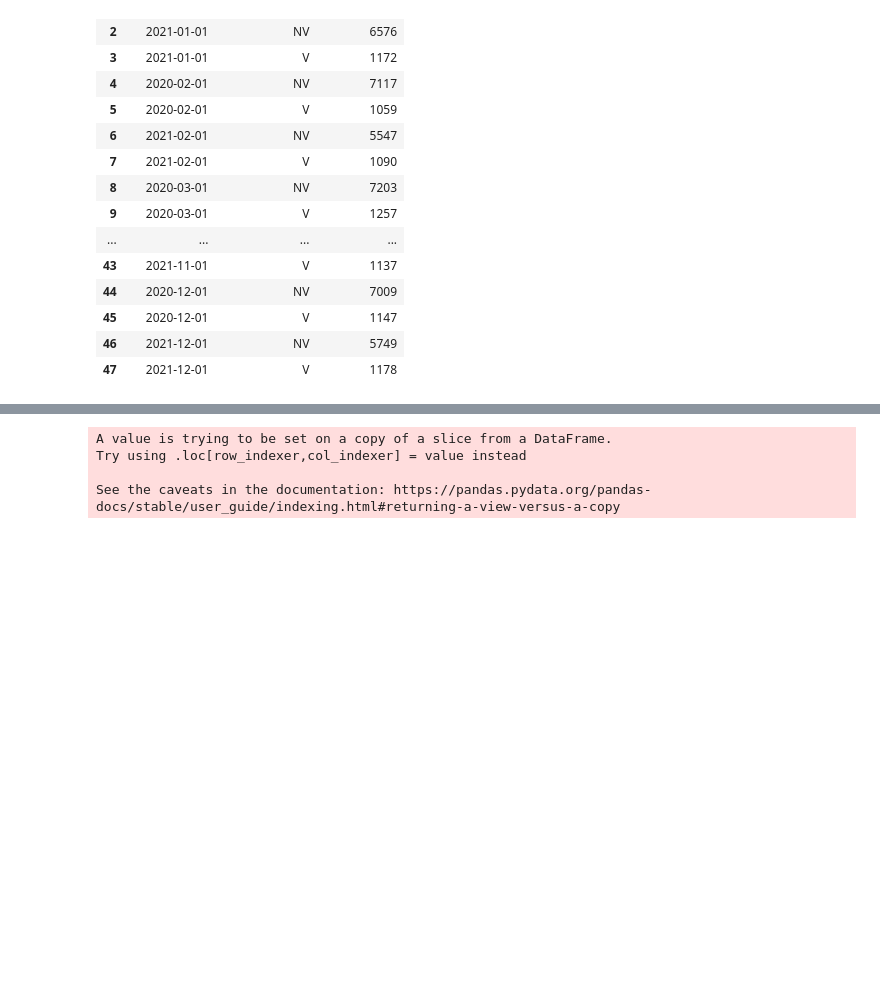
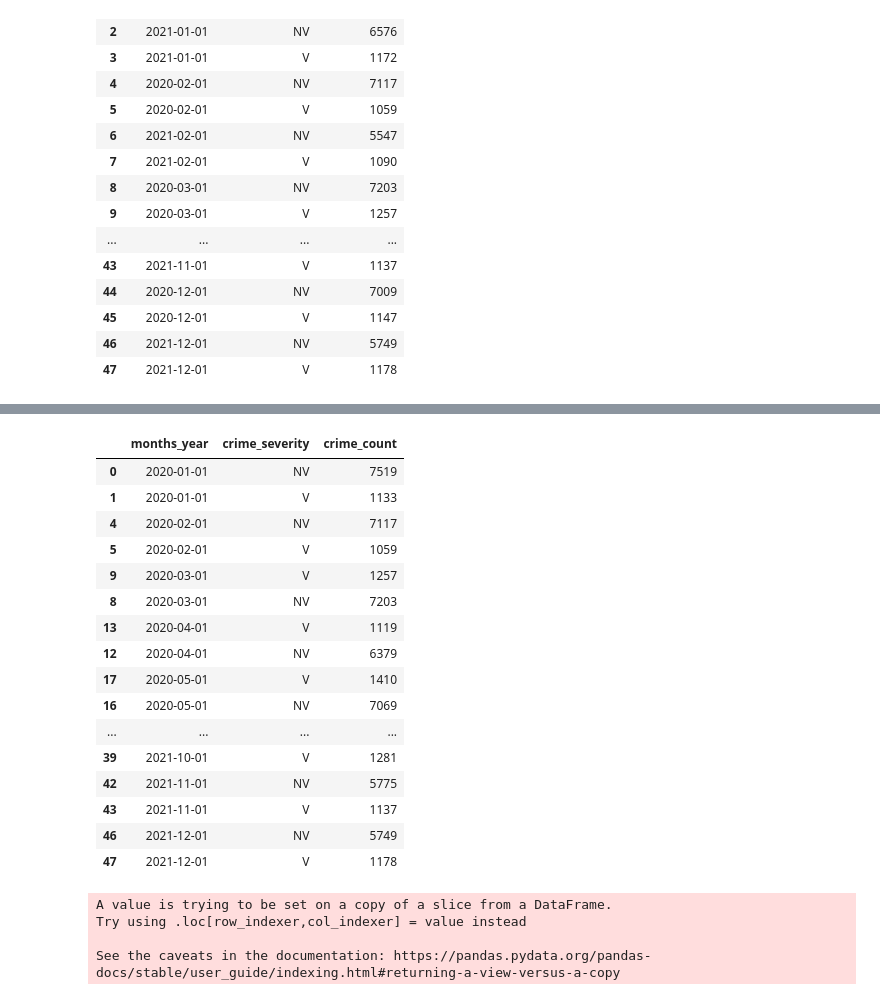
Before and after one commit to ChristopheGarcia1/Crime_Analysis-, a Jupyter notebook: src/resources/plot_zip.ipynb, the cells around one changed output, grey strips where cells are left out. Cells and saved outputs as stored; diff of their text form; code cells hidden in the pictures; blank space fills up the shorter version.

```diff
--- a/src/resources/plot_zip.ipynb
+++ b/src/resources/plot_zip.ipynb
@@ -240,3 +252,23 @@ crime_by_date
+# %%
+crime_by_date
+# %% [output]
+|  | months_year | crime_severity | crime_count |
+| 0 | 2020-01-01 | NV | 7519 |
+| 1 | 2020-01-01 | V | 1133 |
+| 4 | 2020-02-01 | NV | 7117 |
+| 5 | 2020-02-01 | V | 1059 |
+| 9 | 2020-03-01 | V | 1257 |
+| 8 | 2020-03-01 | NV | 7203 |
+| 13 | 2020-04-01 | V | 1119 |
+| 12 | 2020-04-01 | NV | 6379 |
+| 17 | 2020-05-01 | V | 1410 |
+| 16 | 2020-05-01 | NV | 7069 |
+| ... | ... | ... | ... |
+| 39 | 2021-10-01 | V | 1281 |
+| 42 | 2021-11-01 | NV | 5775 |
+| 43 | 2021-11-01 | V | 1137 |
+| 46 | 2021-12-01 | NV | 5749 |
+| 47 | 2021-12-01 | V | 1178 |
 # %%
 crime_by_date['crime_count'] =crime_by_date['crime_count'].astype(int)
 crime_by_date.dtypes
```
Also changed, not shown: parts of 11 cells of this notebook, 1 other file.
